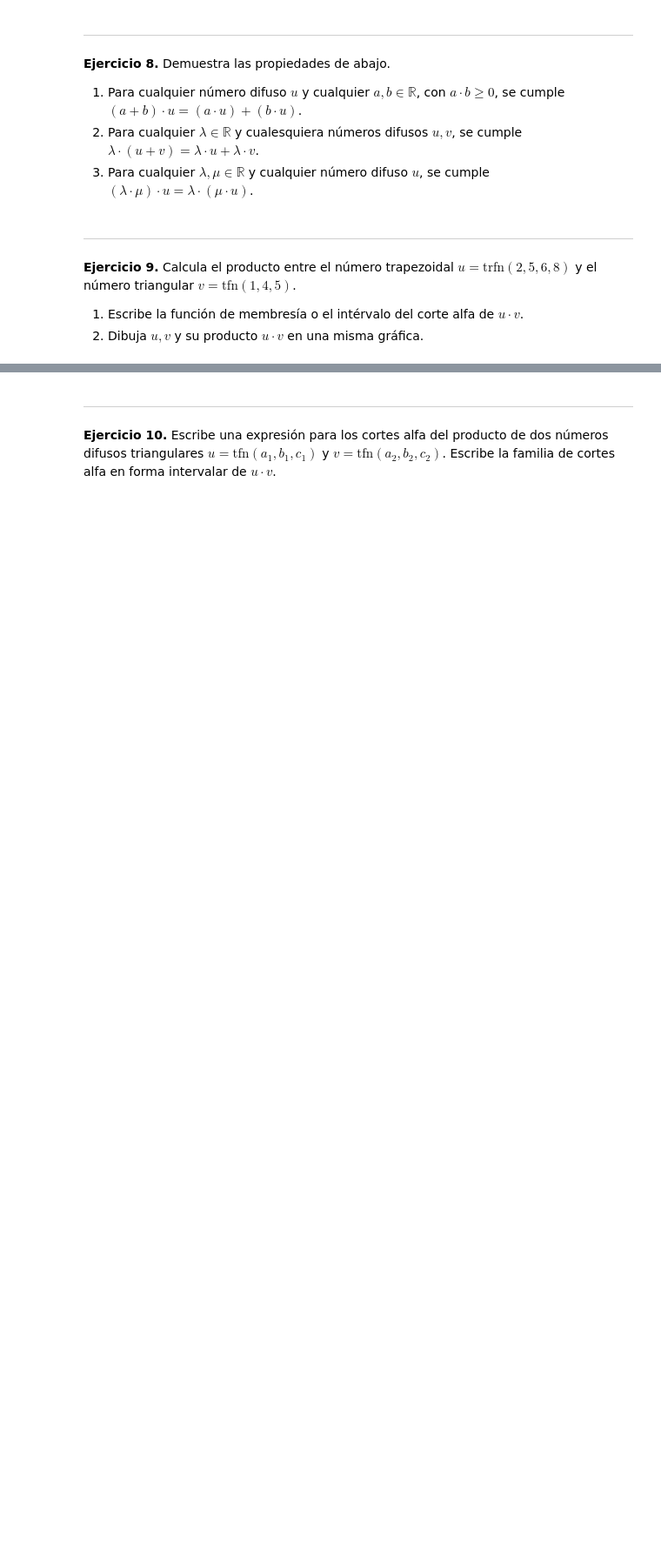
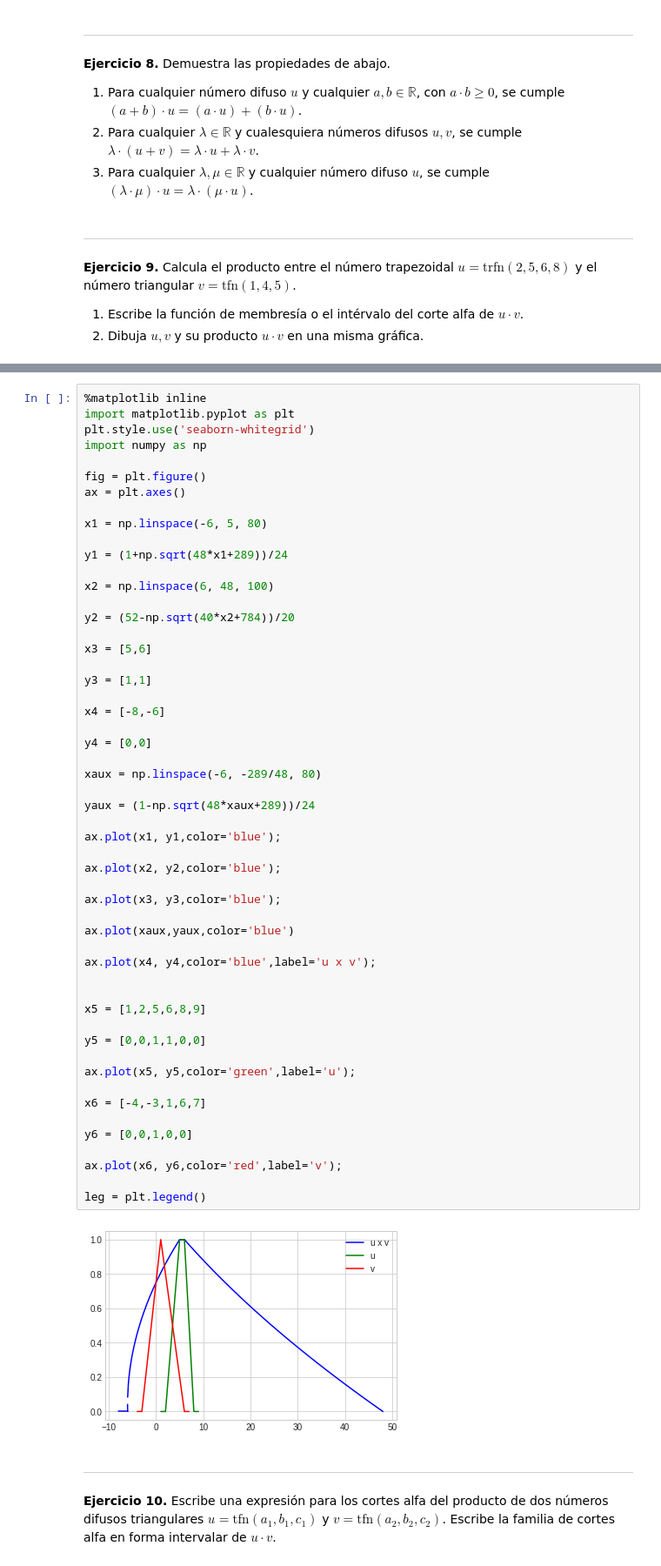
Before and after one commit to Marceeaax/FuzzyLogic, a Jupyter notebook: ejercitario2.ipynb, the cells around one changed output, grey strips where cells are left out. Shown at 87% size. Cells and saved outputs as stored; diff of their text form; blank space fills up the shorter version.

```diff
--- a/ejercitario2.ipynb
+++ b/ejercitario2.ipynb
@@ -415,5 +472,60 @@ $$u\cdot v=\left\{ \begin{array}{ll}
 \end{array}\right.
 $$
+# %%
+%matplotlib inline
+import matplotlib.pyplot as plt
+plt.style.use('seaborn-whitegrid')
+import numpy as np
+
+fig = plt.figure()
+ax = plt.axes()
+
+x1 = np.linspace(-6, 5, 80)
+
+y1 = (1+np.sqrt(48*x1+289))/24
+
+x2 = np.linspace(6, 48, 100)
+
+y2 = (52-np.sqrt(40*x2+784))/20
+
+x3 = [5,6]
+
+y3 = [1,1]
+
+x4 = [-8,-6]
+
+y4 = [0,0]
+
+xaux = np.linspace(-6, -289/48, 80)
+
+yaux = (1-np.sqrt(48*xaux+289))/24
+
+ax.plot(x1, y1,color='blue');
+
+ax.plot(x2, y2,color='blue');
+
+ax.plot(x3, y3,color='blue');
+
+ax.plot(xaux,yaux,color='blue')
+
+ax.plot(x4, y4,color='blue',label='u x v');
+
+
+x5 = [1,2,5,6,8,9]
+
+y5 = [0,0,1,1,0,0]
+
+ax.plot(x5, y5,color='green',label='u');
+
+x6 = [-4,-3,1,6,7]
+
+y6 = [0,0,1,0,0]
+
+ax.plot(x6, y6,color='red',label='v');
+
+leg = plt.legend()
+# %% [output]
+[figure, added]
 # %% [markdown]
 ---
 **Ejercicio 10.** Escribe una expresión para los cortes alfa del producto de dos números difusos triangulares $u=\text{tfn}(a_1,b_1,c_1)$ y $v=\text{tfn}(a_2,b_2,c_2)$. Escribe la familia de cortes alfa en forma intervalar de $u\cdot v$.
```
Also changed, not shown: parts of 3 cells of this notebook, 2 other files.
